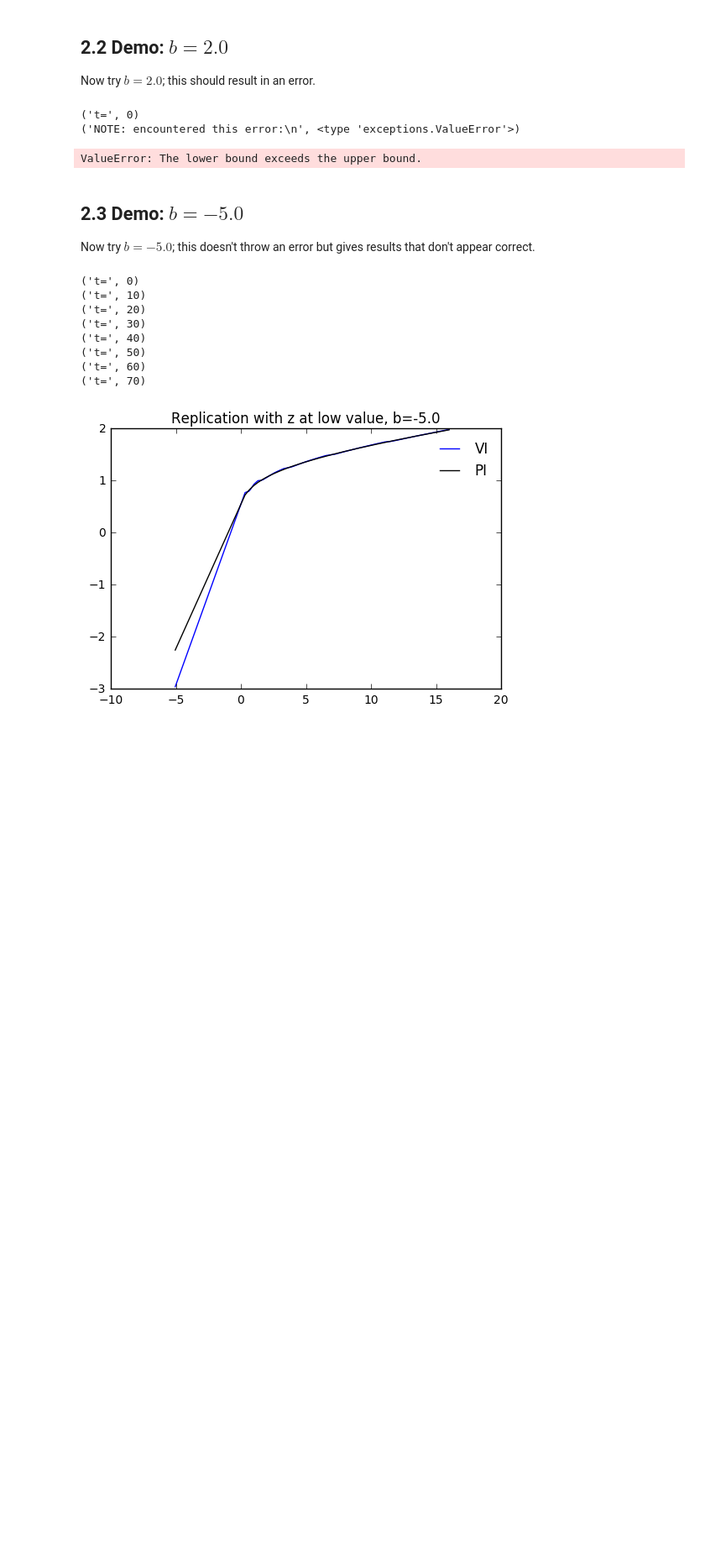
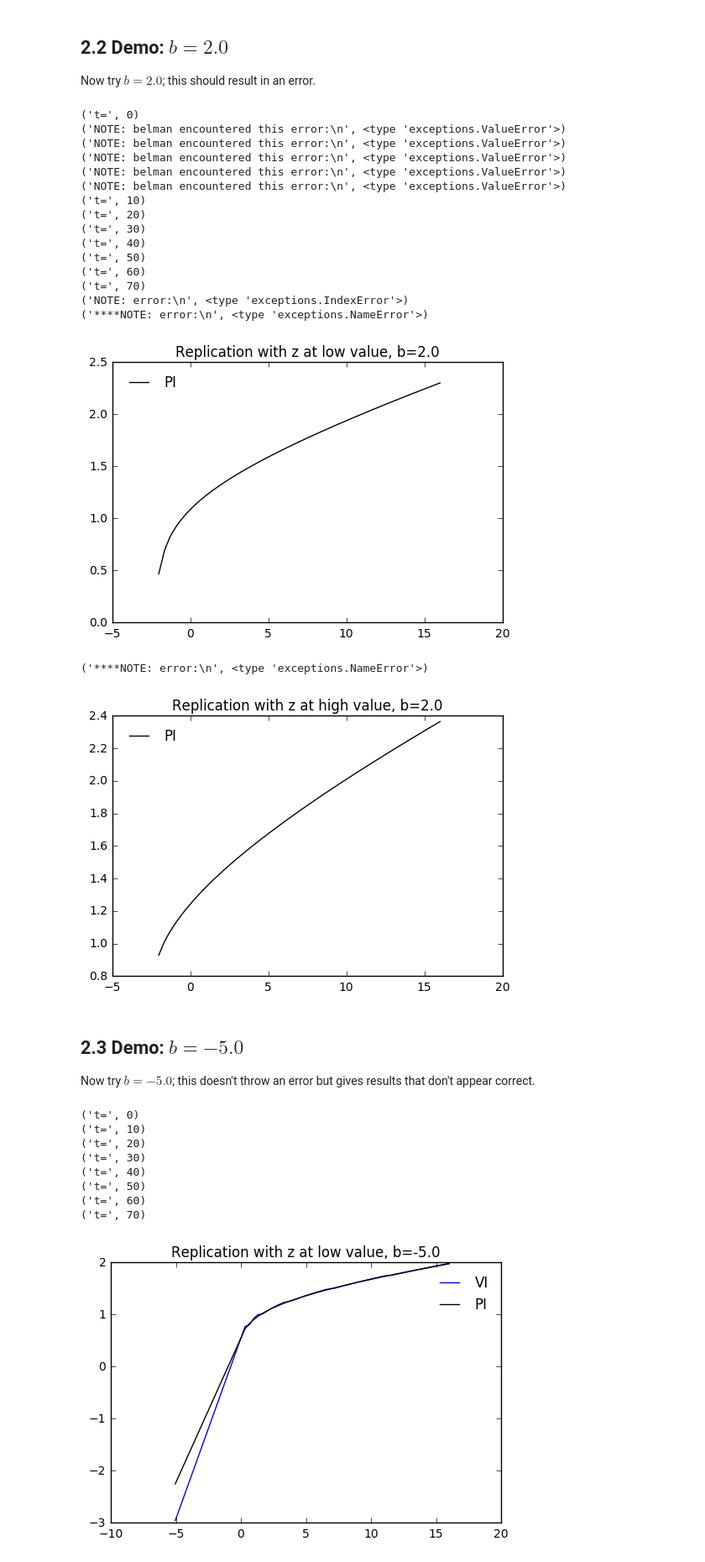
Before and after one commit to compumetrika/Notebooks, a Jupyter notebook: Replicating-Stachurski-Sargent-Optimal-Savings.ipynb, the cells around one changed output. Shown: that part at 84% size. Drawn from its saved outputs; the diff is of its cells as text; code cells hidden in the pictures; blank space fills up the shorter version.

```diff
--- a/Replicating-Stachurski-Sargent-Optimal-Savings.ipynb
+++ b/Replicating-Stachurski-Sargent-Optimal-Savings.ipynb
@@ -417,20 +452,67 @@ ValueError: The lower bound exceeds the upper bound.
 ## 2.2 Demo:  $b=2.0$
 
 Now try  $b=2.0$; this should result in an error.
-# %%
-b = 2.0
-consumer_prob_b2 = ConsumerProblem(r=r, beta=beta, Pi=Pi, z_vals=z_vals, b=b,
-                                grid_max=grid_max, grid_size=grid_size, u=u,
-                                du=du)
-# Initialize
-v_tm1, c_tm1 = consumer_prob_b2.initialize()
-
-# Run iteration:
-c_tm1, new_c = run_iteration(T=TT, cons_prob=consumer_prob_b2, c_tm1=c_tm1, v_tm1=v_tm1)
-# %% [output]
-('t=', 0)
-('NOTE: encountered this error:\n', <type 'exceptions.ValueError'>)
-ValueError: The lower bound exceeds the upper bound.
+# %%
+b = 2.0
+consumer_prob_b2 = ConsumerProblem(r=r, beta=beta, Pi=Pi, z_vals=z_vals, b=b,
+                                grid_max=grid_max, grid_size=grid_size, u=u,
+                                du=du)
+# Initialize
+v_tm1, c_tm1 = consumer_prob_b2.initialize()
+
+# Run iteration:
+c_tm1, new_c = run_iteration(T=TT, cons_prob=consumer_prob_b2, c_tm1=c_tm1, v_tm1=v_tm1)
+
+# Create linear interp:
+c_pi_b2 = create_linear_interp_functions(consumer_prob_b2, c_tm1)
+try:
+    c_vi_b2 = create_linear_interp_functions(consumer_prob_b2, new_c)
+except:
+    #c_vi = [np.repeat(np.nan, len(c_pi[k])) for k in range(len(c_pi)) ]
+    print("NOTE: error:\n", sys.exc_info()[0])
+
+# Plot:
+plotgrid = np.linspace(-(b*1.01), grid_max, grid_size*3)
+
+plt.plot(plotgrid, c_pi_b2[0](plotgrid), label="PI", color='black')
+try:
+    plt.plot(plotgrid, c_vi_b2[0](plotgrid), label="VI", color='blue')
+except:
+    print("****NOTE: error:\n", sys.exc_info()[0])
+plt.title("Replication with z at low value, b="+str(b))
+plt.legend(loc='best', frameon=False)
+plt.show()
+
+# For fun create this as well:
+plt.plot(plotgrid, c_pi_b2[1](plotgrid), label="PI", color='black')
+
+try:
+    plt.plot(plotgrid, c_vi_b2[1](plotgrid), label="VI", color='blue')
+except:
+    print("****NOTE: error:\n", sys.exc_info()[0])
+
+plt.title("Replication with z at high value, b="+str(b))
+plt.legend(loc='best', frameon=False)
+plt.show()
+# %% [output]
+('t=', 0)
+('NOTE: belman encountered this error:\n', <type 'exceptions.ValueError'>)
+('NOTE: belman encountered this error:\n', <type 'exceptions.ValueError'>)
+('NOTE: belman encountered this error:\n', <type 'exceptions.ValueError'>)
+('NOTE: belman encountered this error:\n', <type 'exceptions.ValueError'>)
+('NOTE: belman encountered this error:\n', <type 'exceptions.ValueError'>)
+('t=', 10)
+('t=', 20)
+('t=', 30)
+('t=', 40)
+('t=', 50)
+('t=', 60)
+('t=', 70)
+('NOTE: error:\n', <type 'exceptions.IndexError'>)
+('****NOTE: error:\n', <type 'exceptions.NameError'>)
+[figure, added]
+('****NOTE: error:\n', <type 'exceptions.NameError'>)
+[figure, added]
 # %% [markdown]
 ## 2.3 Demo:  $b=-5.0$
 
```
Also changed, not shown: parts of 6 cells of this notebook, 1 other file.
